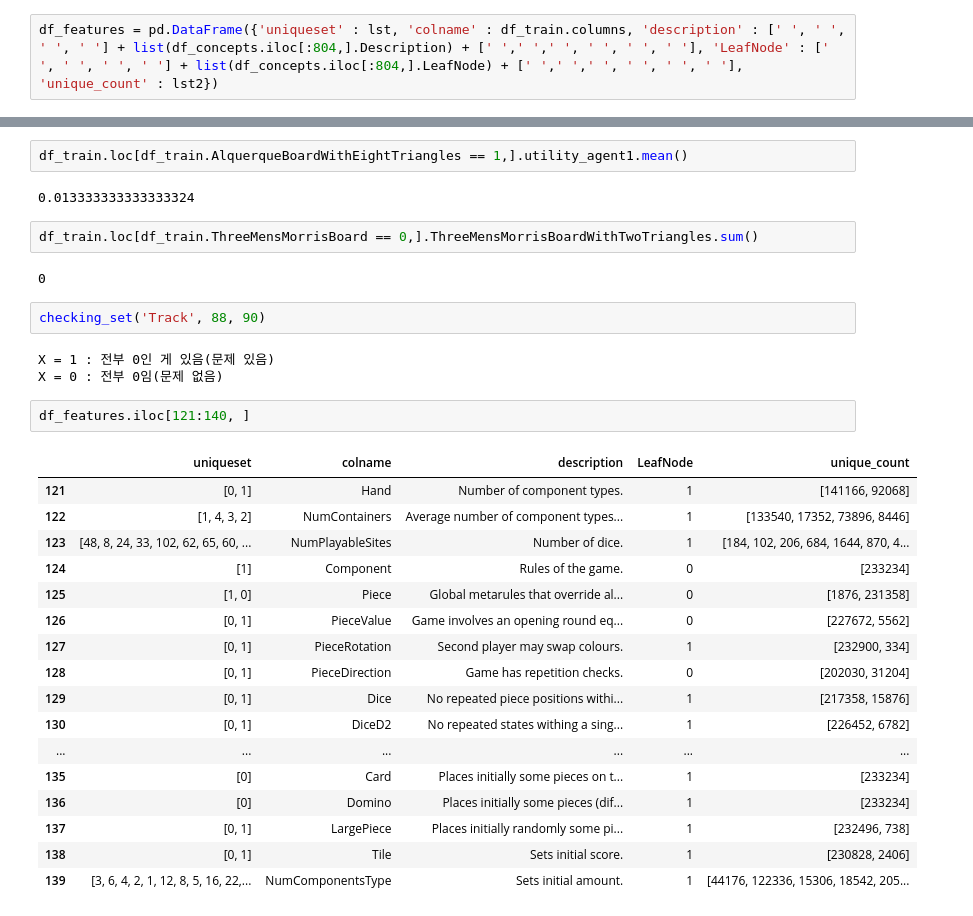
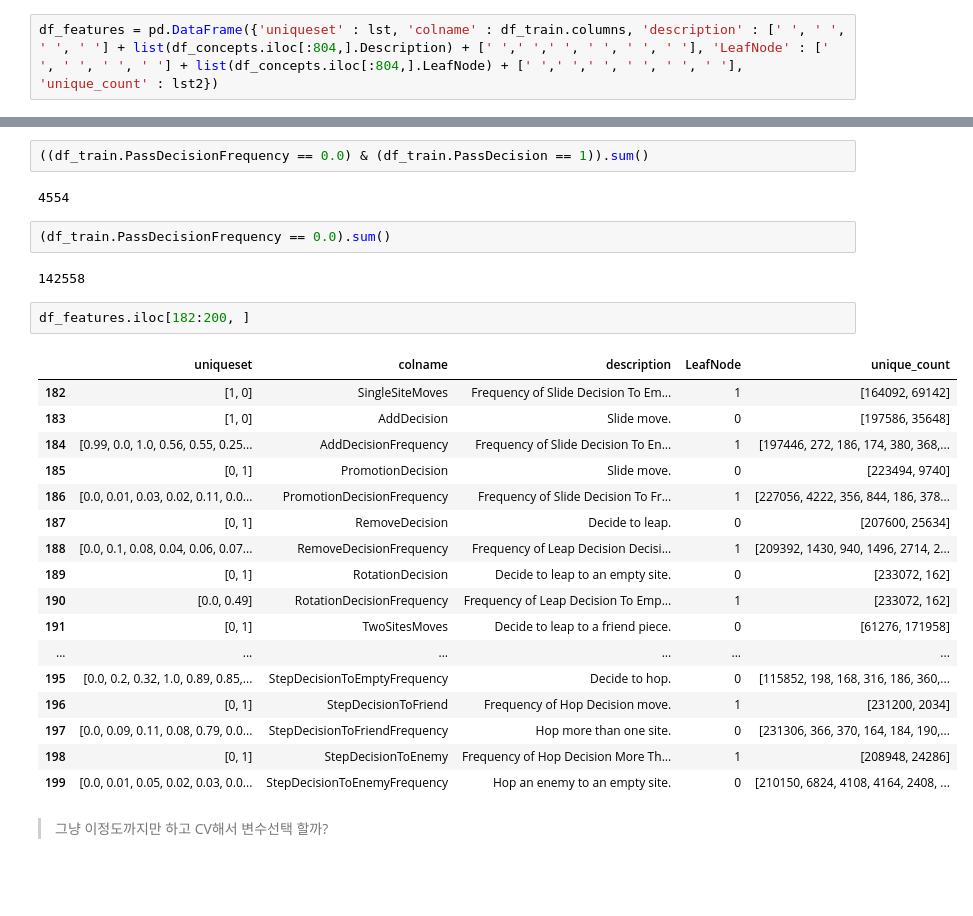
Before and after one commit to HollyRiver/kag_comp, a Jupyter notebook: UM_MCTS/features selection.ipynb, the cells around one changed output, grey strips where cells are left out. Drawn from its saved outputs; the diff is of its cells as text; blank space fills up the shorter version.

```diff
--- a/UM_MCTS/features selection.ipynb
+++ b/UM_MCTS/features selection.ipynb
@@ -190,33 +245,30 @@ df_train.utility_agent1.mean()
-# %%
-df_train.loc[df_train.AlquerqueBoardWithEightTriangles == 1,].utility_agent1.mean()
-# %% [output]
-0.013333333333333324
-# %%
-df_train.loc[df_train.ThreeMensMorrisBoard == 0,].ThreeMensMorrisBoardWithTwoTriangles.sum()
-# %% [output]
-0
-# %%
-checking_set('Track', 88, 90)
-# %% [output]
-X = 1 : 전부 0인 게 있음(문제 있음)
-X = 0 : 전부 0임(문제 없음)
+# %%
+((df_train.PassDecisionFrequency == 0.0) & (df_train.PassDecision == 1)).sum()
+# %% [output]
+4554
+# %%
+(df_train.PassDecisionFrequency == 0.0).sum()
+# %% [output]
+142558
 # %%
-df_features.iloc[121:140, ]
+df_features.iloc[182:200, ]
 # %% [output]
 |  | uniqueset | colname | description | LeafNode | unique_count |
-| 121 | [0, 1] | Hand | Number of component types. | 1 | [141166, 92068] |
-| 122 | [1, 4, 3, 2] | NumContainers | Average number of component types... | 1 | [133540, 17352, 73896, 8446] |
-| 123 | [48, 8, 24, 33, 102, 62, 65, 60, ... | NumPlayableSites | Number of dice. | 1 | [184, 102, 206, 684, 1644, 870, 4... |
-| 124 | [1] | Component | Rules of the game. | 0 | [233234] |
-| 125 | [1, 0] | Piece | Global metarules that override al... | 0 | [1876, 231358] |
-| 126 | [0, 1] | PieceValue | Game involves an opening round eq... | 0 | [227672, 5562] |
-| 127 | [0, 1] | PieceRotation | Second player may swap colours. | 1 | [232900, 334] |
-| 128 | [0, 1] | PieceDirection | Game has repetition checks. | 0 | [202030, 31204] |
-| 129 | [0, 1] | Dice | No repeated piece positions withi... | 1 | [217358, 15876] |
-| 130 | [0, 1] | DiceD2 | No repeated states withing a sing... | 1 | [226452, 6782] |
+| 182 | [1, 0] | SingleSiteMoves | Frequency of Slide Decision To Em... | 1 | [164092, 69142] |
+| 183 | [1, 0] | AddDecision | Slide move. | 0 | [197586, 35648] |
+| 184 | [0.99, 0.0, 1.0, 0.56, 0.55, 0.25... | AddDecisionFrequency | Frequency of Slide Decision To En... | 1 | [197446, 272, 186, 174, 380, 368,... |
+| 185 | [0, 1] | PromotionDecision | Slide move. | 0 | [223494, 9740] |
+| 186 | [0.0, 0.01, 0.03, 0.02, 0.11, 0.0... | PromotionDecisionFrequency | Frequency of Slide Decision To Fr... | 1 | [227056, 4222, 356, 844, 186, 378... |
+| 187 | [0, 1] | RemoveDecision | Decide to leap. | 0 | [207600, 25634] |
+| 188 | [0.0, 0.1, 0.08, 0.04, 0.06, 0.07... | RemoveDecisionFrequency | Frequency of Leap Decision Decisi... | 1 | [209392, 1430, 940, 1496, 2714, 2... |
+| 189 | [0, 1] | RotationDecision | Decide to leap to an empty site. | 0 | [233072, 162] |
+| 190 | [0.0, 0.49] | RotationDecisionFrequency | Frequency of Leap Decision To Emp... | 1 | [233072, 162] |
+| 191 | [0, 1] | TwoSitesMoves | Decide to leap to a friend piece. | 0 | [61276, 171958] |
 | ... | ... | ... | ... | ... | ... |
-| 135 | [0] | Card | Places initially some pieces on t... | 1 | [233234] |
-| 136 | [0] | Domino | Places initially some pieces (dif... | 1 | [233234] |
-| 137 | [0, 1] | LargePiece | Places initially randomly some pi... | 1 | [232496, 738] |
-| 138 | [0, 1] | Tile | Sets initial score. | 1 | [230828, 2406] |
-| 139 | [3, 6, 4, 2, 1, 12, 8, 5, 16, 22,... | NumComponentsType | Sets initial amount. | 1 | [44176, 122336, 15306, 18542, 205... |
+| 195 | [0.0, 0.2, 0.32, 1.0, 0.89, 0.85,... | StepDecisionToEmptyFrequency | Decide to hop. | 0 | [115852, 198, 168, 316, 186, 360,... |
+| 196 | [0, 1] | StepDecisionToFriend | Frequency of Hop Decision move. | 1 | [231200, 2034] |
+| 197 | [0.0, 0.09, 0.11, 0.08, 0.79, 0.0... | StepDecisionToFriendFrequency | Hop more than one site. | 0 | [231306, 366, 370, 164, 184, 190,... |
+| 198 | [0, 1] | StepDecisionToEnemy | Frequency of Hop Decision More Th... | 1 | [208948, 24286] |
+| 199 | [0.0, 0.01, 0.05, 0.02, 0.03, 0.0... | StepDecisionToEnemyFrequency | Hop an enemy to an empty site. | 0 | [210150, 6824, 4108, 4164, 2408, ... |
+# %% [markdown]
+> 그냥 이정도까지만 하고 CV해서 변수선택 할까?
```
Also changed, not shown: parts of 7 cells of this notebook, 2 other files.
